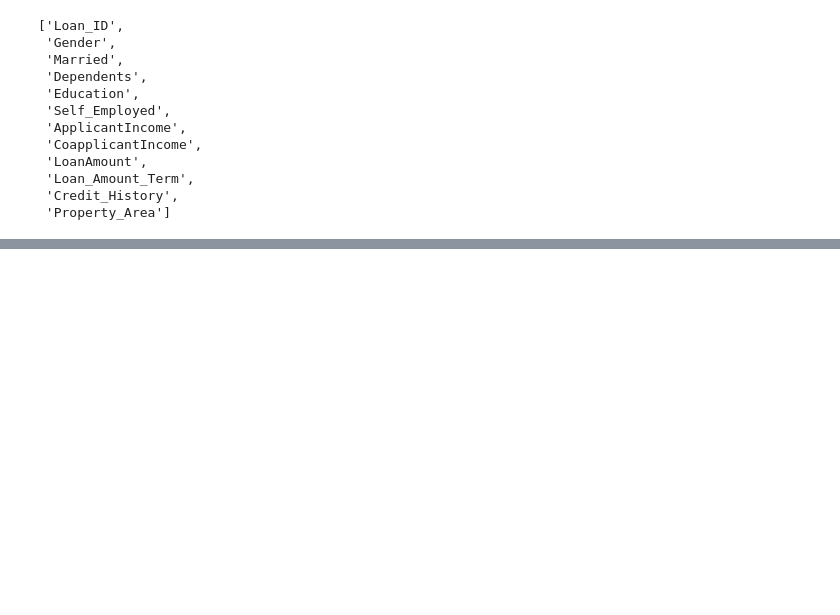
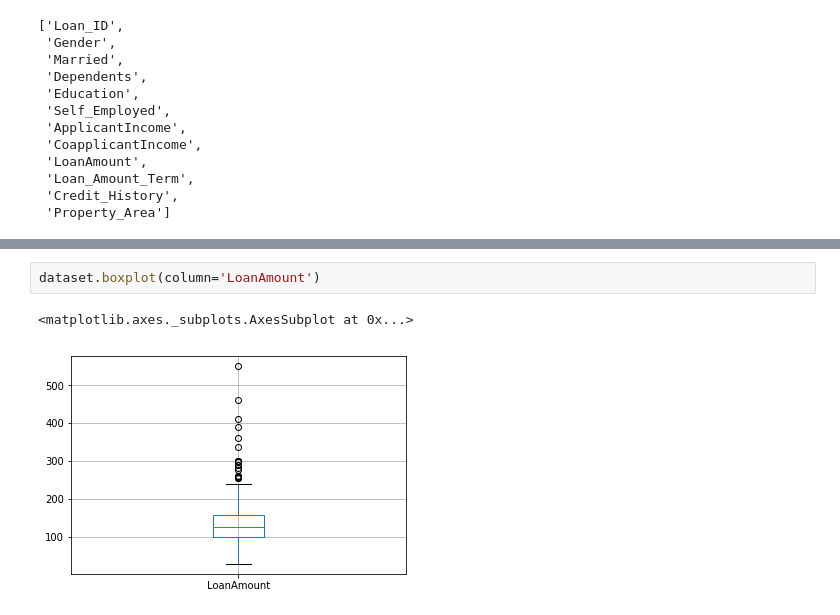
Before and after one commit to andrewhercules/loan-predictive-model, a Jupyter notebook: loan_predictive_model.ipynb, the cells around one changed output, grey strips where cells are left out. Drawn from its saved outputs; the diff is of its cells as text; blank space fills up the shorter version.

```diff
--- a/loan_predictive_model.ipynb
+++ b/loan_predictive_model.ipynb
@@ -68,0 +74,5 @@ dataset['CoapplicantIncome'].hist(bins=100)
+# %%
+dataset.boxplot(column='LoanAmount')
+# %% [output]
+<matplotlib.axes._subplots.AxesSubplot at 0x...>
+[figure, added]
```
Also changed, not shown: parts of 2 cells of this notebook.
